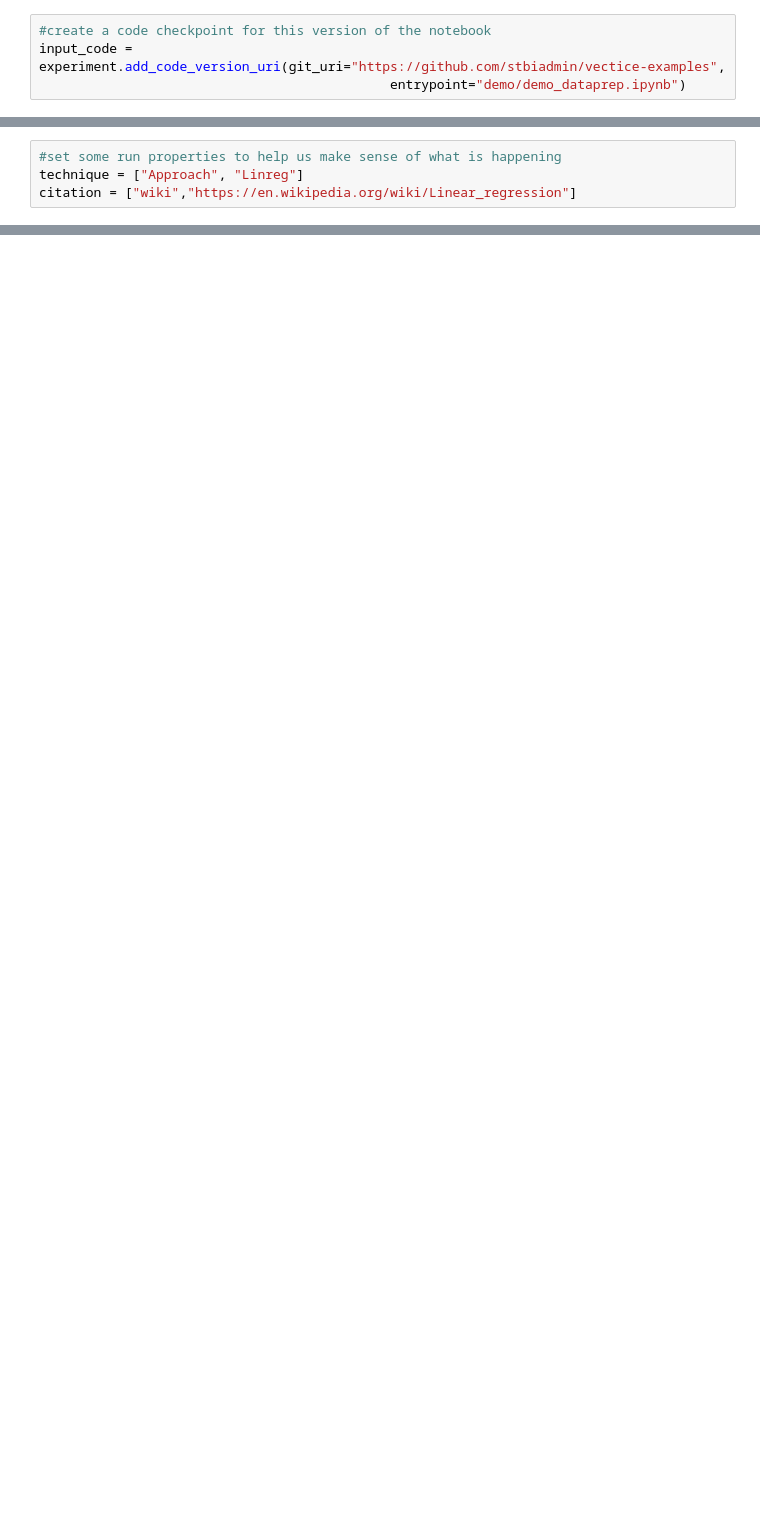
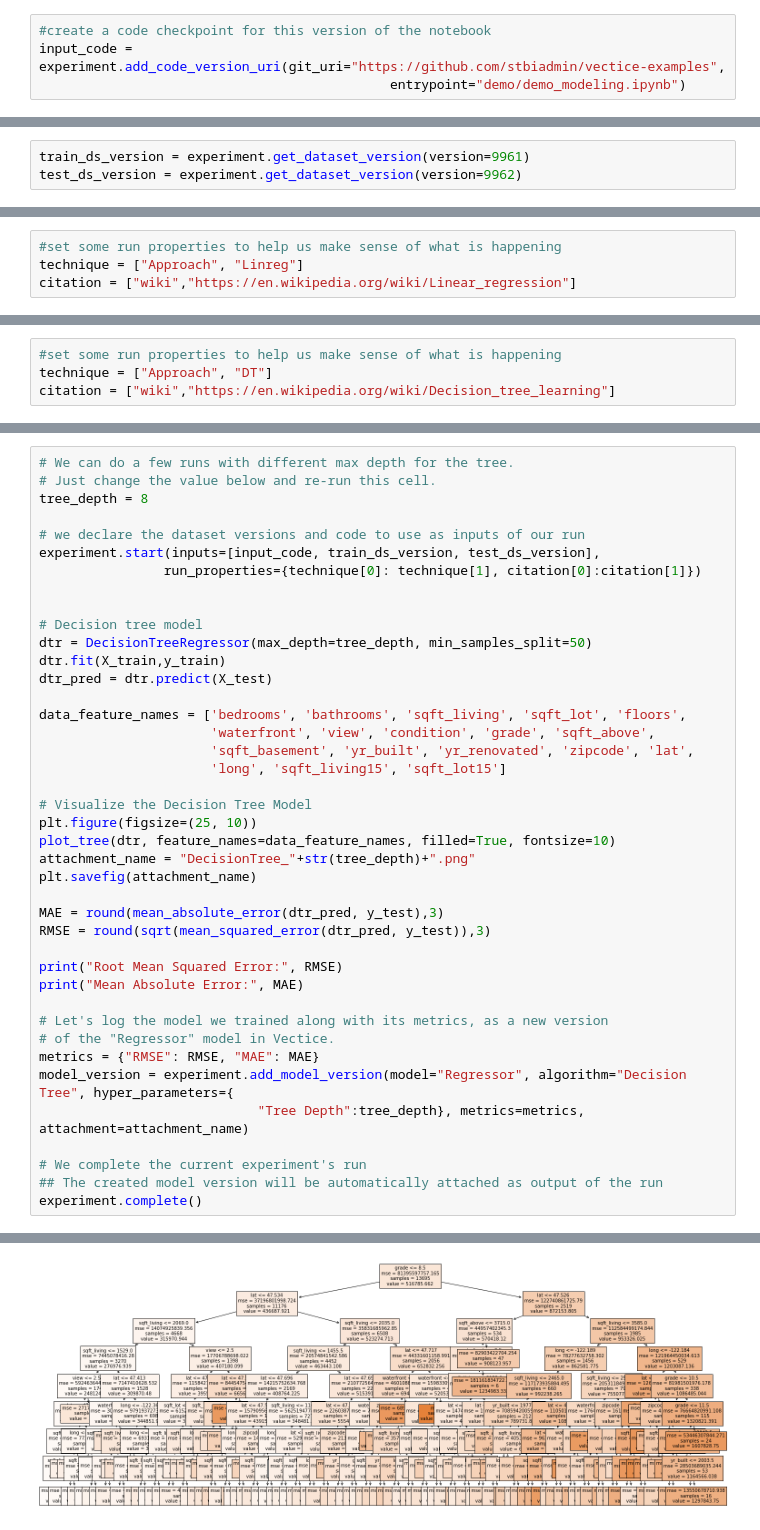
Before and after one commit to stbiadmin/vectice-examples, a Jupyter notebook: demo/demo_modeling.ipynb, the cells around one changed output, grey strips where cells are left out. Saved outputs shown, nothing was run; the diff lists cells and outputs as text; blank space fills up the shorter version.

```diff
--- a/demo/demo_modeling.ipynb
+++ b/demo/demo_modeling.ipynb
@@ -96,4 +128,4 @@ INFO:Project:Job with id: 10767 successfully created.
 # %%
 #create a code checkpoint for this version of the notebook
 input_code = experiment.add_code_version_uri(git_uri="https://github.com/stbiadmin/vectice-examples",
-                                             entrypoint="demo/demo_dataprep.ipynb")
+                                             entrypoint="demo/demo_modeling.ipynb")
@@ -101,0 +134,3 @@ input_code = experiment.add_code_version_uri(git_uri="https://github.com/stbiadm
+# %%
+train_ds_version = experiment.get_dataset_version(version=9961)
+test_ds_version = experiment.get_dataset_version(version=9962)
@@ -132,0 +183,4 @@ NameError: name 'input_code' is not defined
+# %%
+#set some run properties to help us make sense of what is happening
+technique = ["Approach", "DT"]
+citation = ["wiki","https://en.wikipedia.org/wiki/Decision_tree_learning"]
@@ -132,0 +189,42 @@ NameError: name 'input_code' is not defined
+# %%
+# We can do a few runs with different max depth for the tree.
+# Just change the value below and re-run this cell.
+tree_depth = 8
+
+# we declare the dataset versions and code to use as inputs of our run
+experiment.start(inputs=[input_code, train_ds_version, test_ds_version],
+                run_properties={technique[0]: technique[1], citation[0]:citation[1]})
+
+
+# Decision tree model
+dtr = DecisionTreeRegressor(max_depth=tree_depth, min_samples_split=50)
+dtr.fit(X_train,y_train)
+dtr_pred = dtr.predict(X_test)
+
+data_feature_names = ['bedrooms', 'bathrooms', 'sqft_living', 'sqft_lot', 'floors',
+                      'waterfront', 'view', 'condition', 'grade', 'sqft_above',
+                      'sqft_basement', 'yr_built', 'yr_renovated', 'zipcode', 'lat',
+                      'long', 'sqft_living15', 'sqft_lot15']
+
+# Visualize the Decision Tree Model
+plt.figure(figsize=(25, 10))
+plot_tree(dtr, feature_names=data_feature_names, filled=True, fontsize=10)
+attachment_name = "DecisionTree_"+str(tree_depth)+".png"
+plt.savefig(attachment_name)
+
+MAE = round(mean_absolute_error(dtr_pred, y_test),3)
+RMSE = round(sqrt(mean_squared_error(dtr_pred, y_test)),3)
+
+print("Root Mean Squared Error:", RMSE)
+print("Mean Absolute Error:", MAE)
+
+# Let's log the model we trained along with its metrics, as a new version
+# of the "Regressor" model in Vectice.
+metrics = {"RMSE": RMSE, "MAE": MAE}
+model_version = experiment.add_model_version(model="Regressor", algorithm="Decision Tree", hyper_parameters={
+                            "Tree Depth":tree_depth}, metrics=metrics, attachment=attachment_name)
+
+# We complete the current experiment's run
+## The created model version will be automatically attached as output of the run
+experiment.complete()
+# %% [output]
@@ -132,0 +240 @@ NameError: name 'input_code' is not defined
+[figure, added]
```
Also changed, not shown: parts of 18 cells of this notebook, 1 other file.
